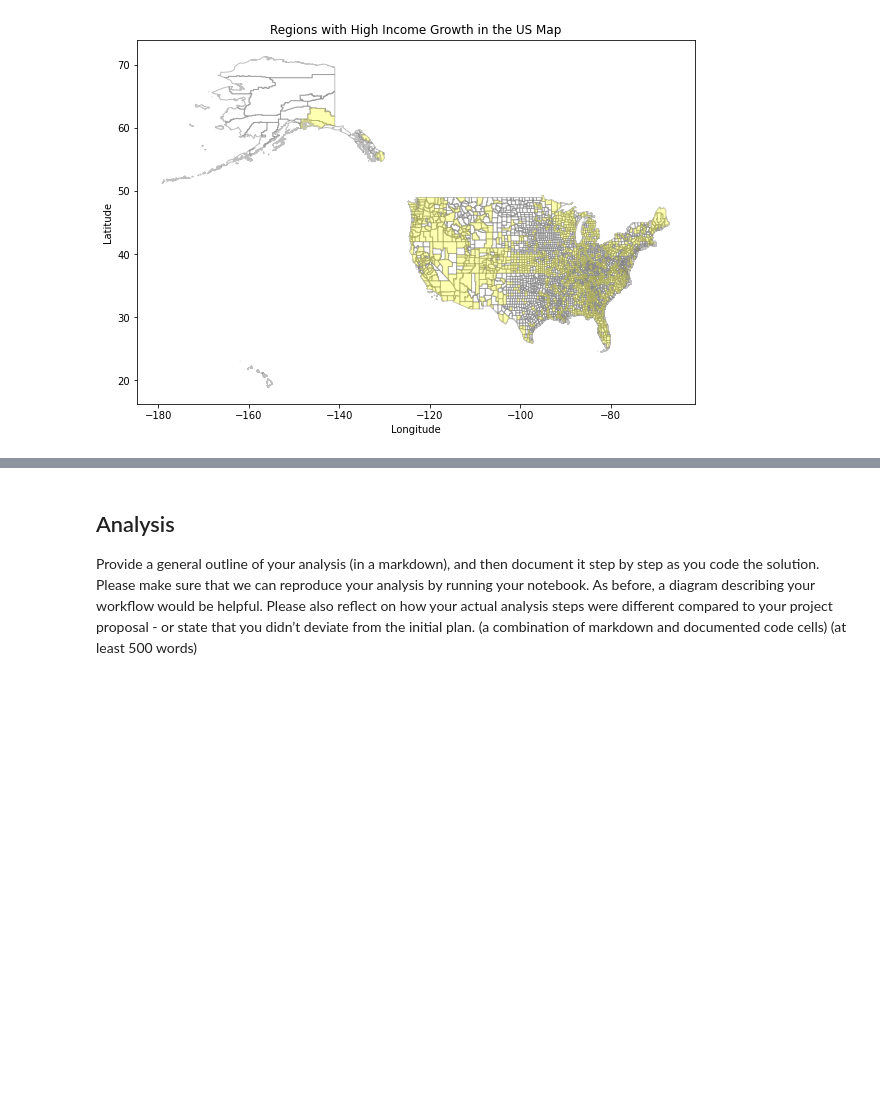
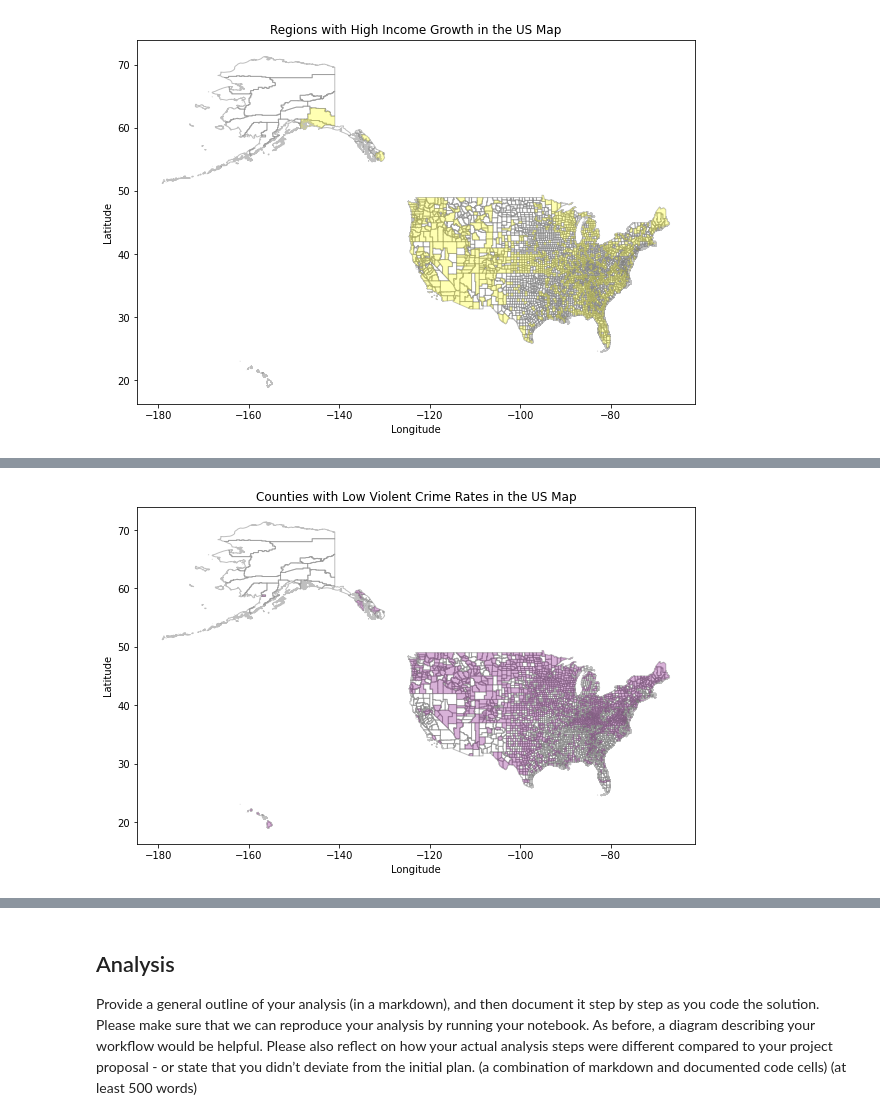
Before and after one commit to sheenapatel262/dsc170_final_proj, a Jupyter notebook: dsc170_proj.ipynb, the cells around one changed output, grey strips where cells are left out. Drawn from its saved outputs; the diff is of its cells as text; code cells hidden in the pictures; blank space fills up the shorter version.

```diff
--- a/dsc170_proj.ipynb
+++ b/dsc170_proj.ipynb
@@ -408,0 +414,20 @@ plt.show()
+# %%
+# Define regions with low violent crime rate as preferred
+dem_gdf['focus_crime'] = dem_gdf.v043_rawvalue < 0
+
+# Filter locations where 'focus_v043' is TRUE
+focus_crime = dem_gdf[dem_gdf['focus_crime']]
+
+# Plot all US counties
+fig, ax = plt.subplots(figsize=(10, 10))
+dem_gdf.plot(ax=ax, edgecolor='grey', facecolor='none', alpha=0.5, legend=True)
+
+# Plot locations with focus_affordability in green
+focus_crime.plot(ax=ax, color='purple', alpha=0.3)
+
+plt.title('Counties with Low Violent Crime Rates in the US Map')
+plt.xlabel('Longitude')
+plt.ylabel('Latitude')
+plt.show()
+# %% [output]
+[figure, added]
```
Also changed, not shown: parts of 34 cells of this notebook.
